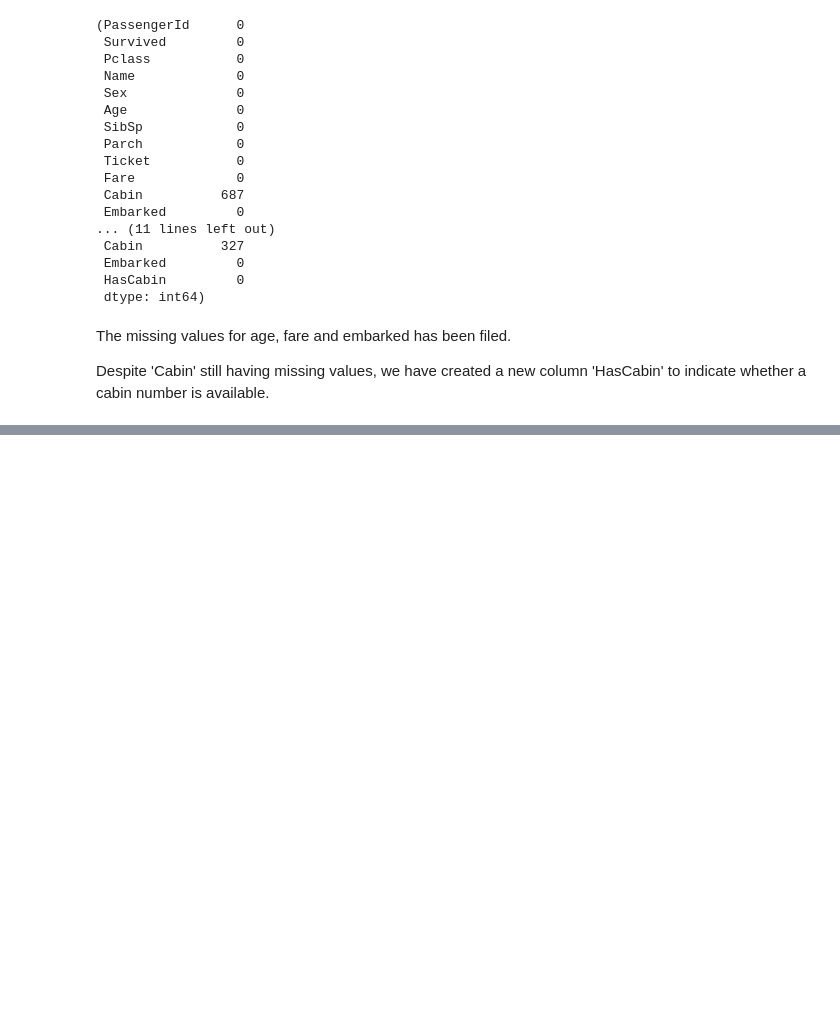
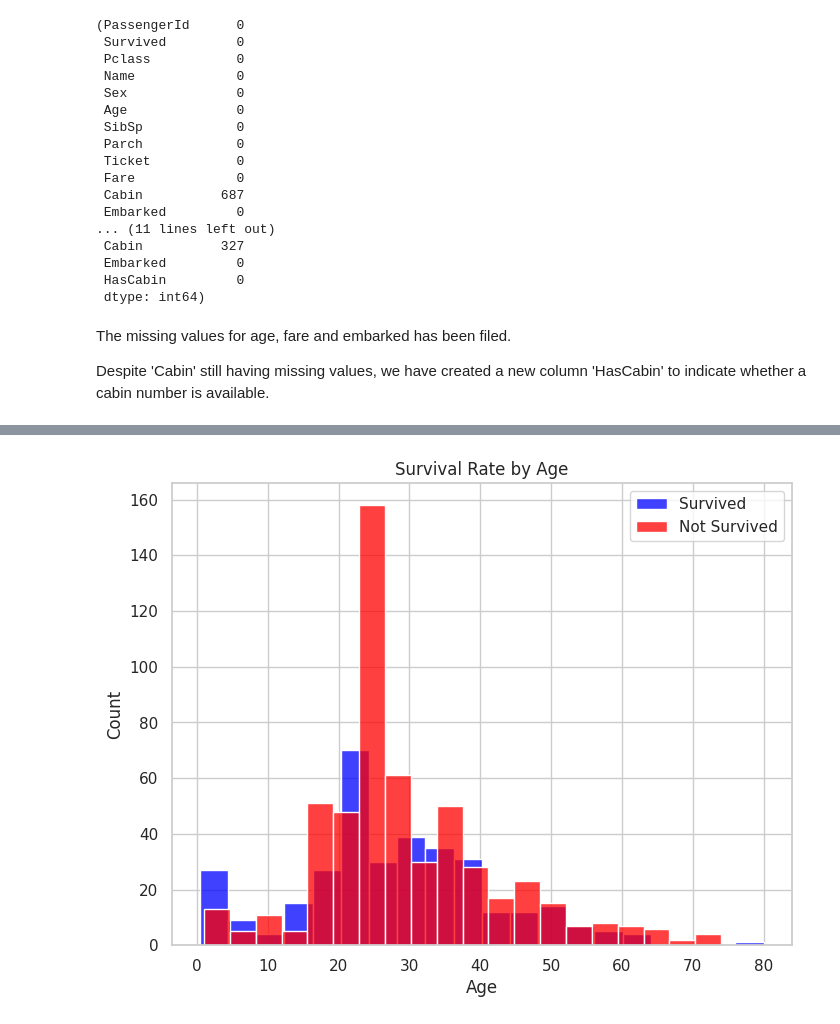
Before and after one commit to Ethan-97/PRODIGY_DS_02, a Jupyter notebook: Task2.ipynb, the cells around one changed output, grey strips where cells are left out. Saved outputs shown, nothing was run; the diff lists cells and outputs as text; code cells hidden in the pictures; blank space fills up the shorter version.

```diff
--- a/Task2.ipynb
+++ b/Task2.ipynb
@@ -155,0 +194,11 @@ Despite 'Cabin' still having missing values, we have created a new column 'HasCa
+# %%
+# 4) Survival Rate by Age (using a histogram)
+plt.figure(figsize = (8, 6))
+sns.histplot(train_data[train_data['Survived'] == 1]['Age'], bins = 20, label = 'Survived', color = 'blue')
+sns.histplot(train_data[train_data['Survived'] == 0]['Age'], bins = 20, label = 'Not Survived', color = 'red')
+plt.title("Survival Rate by Age")
+plt.xlabel("Age")
+plt.legend()
+plt.show()
+# %% [output]
+[figure, added]
```
Also changed, not shown: parts of 6 cells of this notebook.
